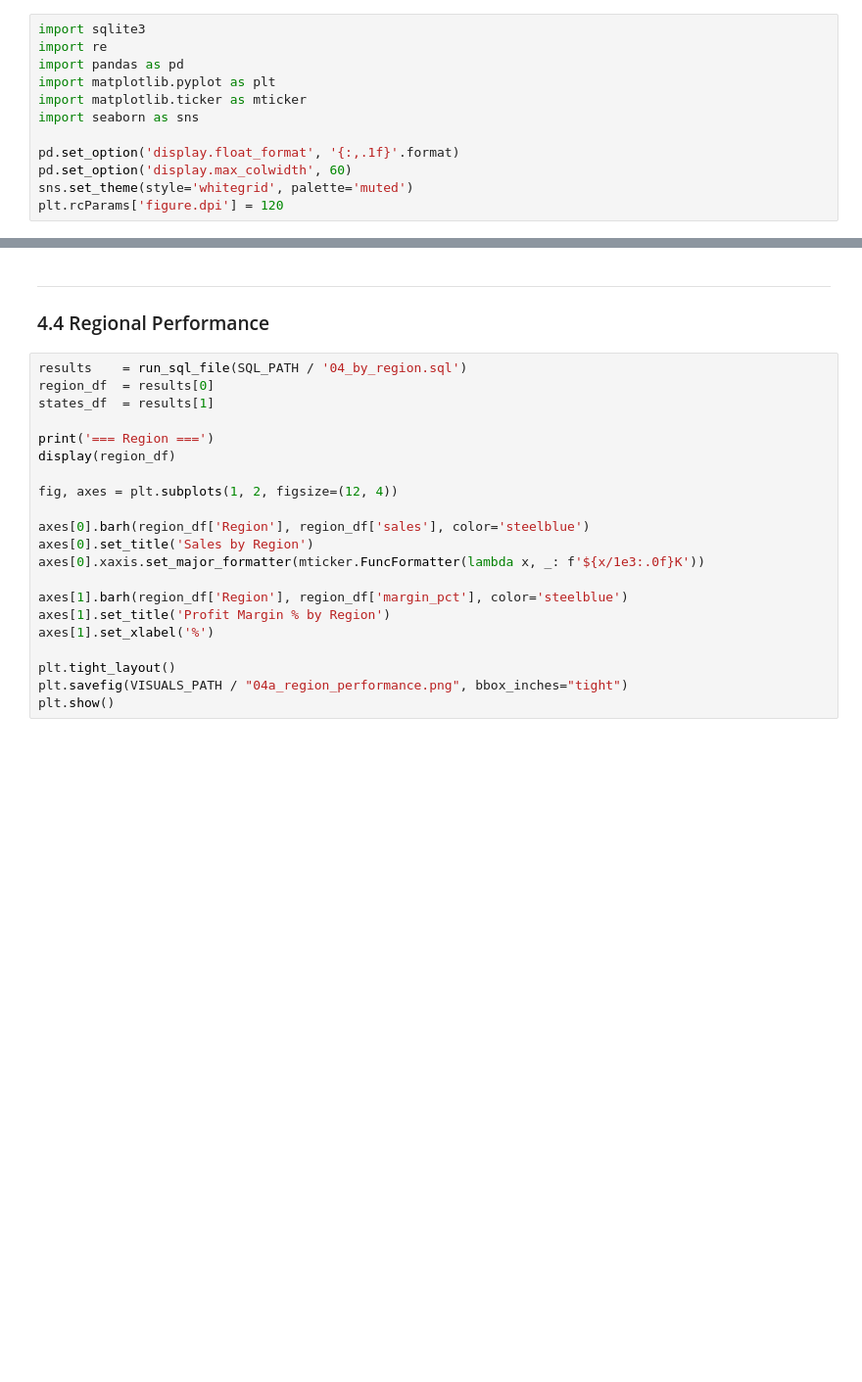
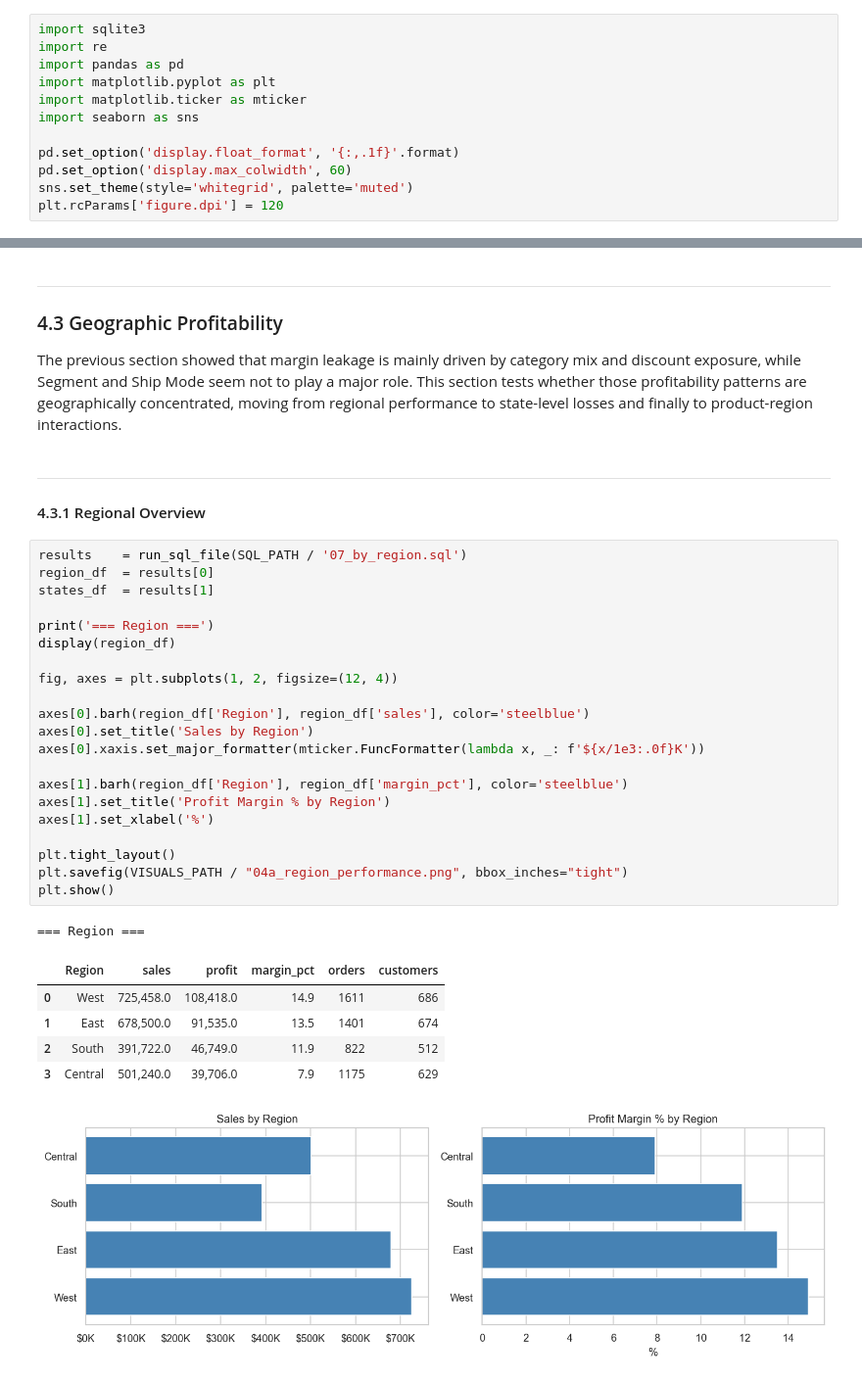
Before and after one commit to JoseFranTZ/superstore-sales-analysis, a Jupyter notebook: notebooks/02_exploratory_analysis.ipynb, the cells around one changed output, grey strips where cells are left out. Shown at 98% size. Drawn from its saved outputs; the diff is of its cells as text; blank space fills up the shorter version.

```diff
--- a/notebooks/02_exploratory_analysis.ipynb
+++ b/notebooks/02_exploratory_analysis.ipynb
@@ -353,24 +662,37 @@ plt.show()
 # %% [markdown]
 ---
-### 4.4 Regional Performance
+### 4.3 Geographic Profitability
+
+The previous section showed that margin leakage is mainly driven by category mix and discount exposure, while Segment and Ship Mode seem not to play a major role. This section tests whether those profitability patterns are geographically concentrated, moving from regional performance to state-level losses and finally to product-region interactions.
+# %% [markdown]
+---
+#### 4.3.1 Regional Overview
 # %%
-results    = run_sql_file(SQL_PATH / '04_by_region.sql')
+results    = run_sql_file(SQL_PATH / '07_by_region.sql')
 region_df  = results[0]
 states_df  = results[1]
 
 print('=== Region ===')
 display(region_df)
 
 fig, axes = plt.subplots(1, 2, figsize=(12, 4))
 
 axes[0].barh(region_df['Region'], region_df['sales'], color='steelblue')
 axes[0].set_title('Sales by Region')
 axes[0].xaxis.set_major_formatter(mticker.FuncFormatter(lambda x, _: f'${x/1e3:.0f}K'))
 
 axes[1].barh(region_df['Region'], region_df['margin_pct'], color='steelblue')
 axes[1].set_title('Profit Margin % by Region')
 axes[1].set_xlabel('%')
 
 plt.tight_layout()
 plt.savefig(VISUALS_PATH / "04a_region_performance.png", bbox_inches="tight")
 plt.show()
+# %% [output]
+=== Region ===
+|  | Region | sales | profit | margin_pct | orders | customers |
+| 0 | West | 725,458.0 | 108,418.0 | 14.9 | 1611 | 686 |
+| 1 | East | 678,500.0 | 91,535.0 | 13.5 | 1401 | 674 |
+| 2 | South | 391,722.0 | 46,749.0 | 11.9 | 822 | 512 |
+| 3 | Central | 501,240.0 | 39,706.0 | 7.9 | 1175 | 629 |
+[figure, added]
```
Also changed, not shown: parts of 91 cells of this notebook, 25 other files.
